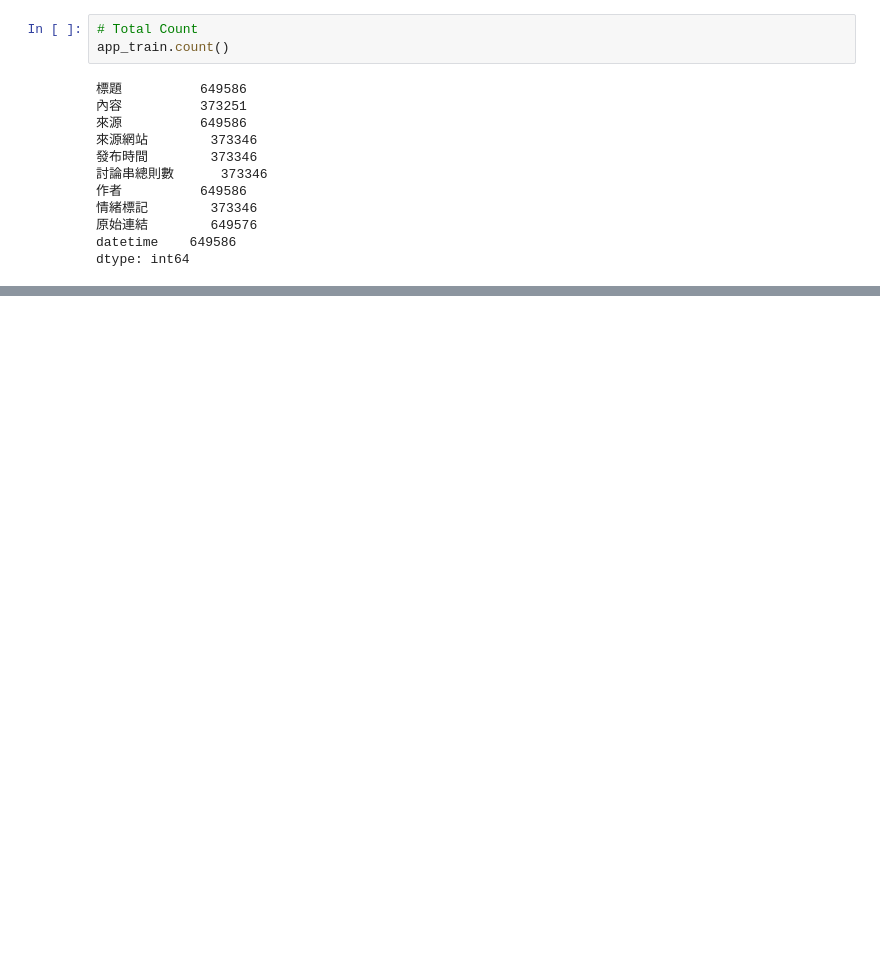
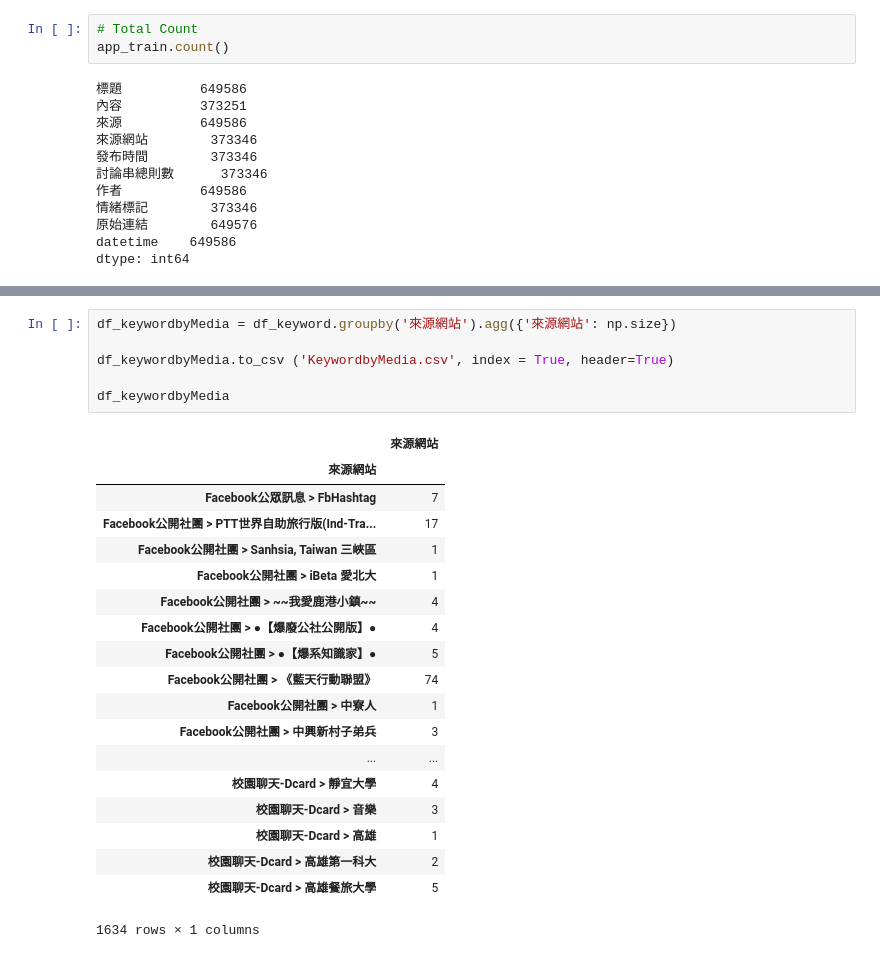
Before and after one commit to Ken0327/DataInnovation, a Jupyter notebook: eLand_data.ipynb, the cells around one changed output, grey strips where cells are left out. Cells and saved outputs as stored; diff of their text form; blank space fills up the shorter version.

```diff
--- a/eLand_data.ipynb
+++ b/eLand_data.ipynb
@@ -141,0 +158,26 @@ plt.show()
+# %%
+df_keywordbyMedia = df_keyword.groupby('來源網站').agg({'來源網站': np.size})
+
+df_keywordbyMedia.to_csv ('KeywordbyMedia.csv', index = True, header=True)
+
+df_keywordbyMedia
+# %% [output]
+|  | 來源網站 |
+| 來源網站 |  |
+| Facebook公眾訊息 > FbHashtag | 7 |
+| Facebook公開社團 > PTT世界自助旅行版(Ind-Tra... | 17 |
+| Facebook公開社團 > Sanhsia, Taiwan 三峽區 | 1 |
+| Facebook公開社團 > iBeta 愛北大 | 1 |
+| Facebook公開社團 > ~~我愛鹿港小鎮~~ | 4 |
+| Facebook公開社團 > ●【爆廢公社公開版】● | 4 |
+| Facebook公開社團 > ●【爆系知識家】● | 5 |
+| Facebook公開社團 > 《藍天行動聯盟》 | 74 |
+| Facebook公開社團 > 中寮人 | 1 |
+| Facebook公開社團 > 中興新村子弟兵 | 3 |
+| ... | ... |
+| 校園聊天-Dcard > 靜宜大學 | 4 |
+| 校園聊天-Dcard > 音樂 | 3 |
+| 校園聊天-Dcard > 高雄 | 1 |
+| 校園聊天-Dcard > 高雄第一科大 | 2 |
+| 校園聊天-Dcard > 高雄餐旅大學 | 5 |
+1634 rows × 1 columns
```
Also changed, not shown: parts of 5 cells of this notebook, 4 other files.
